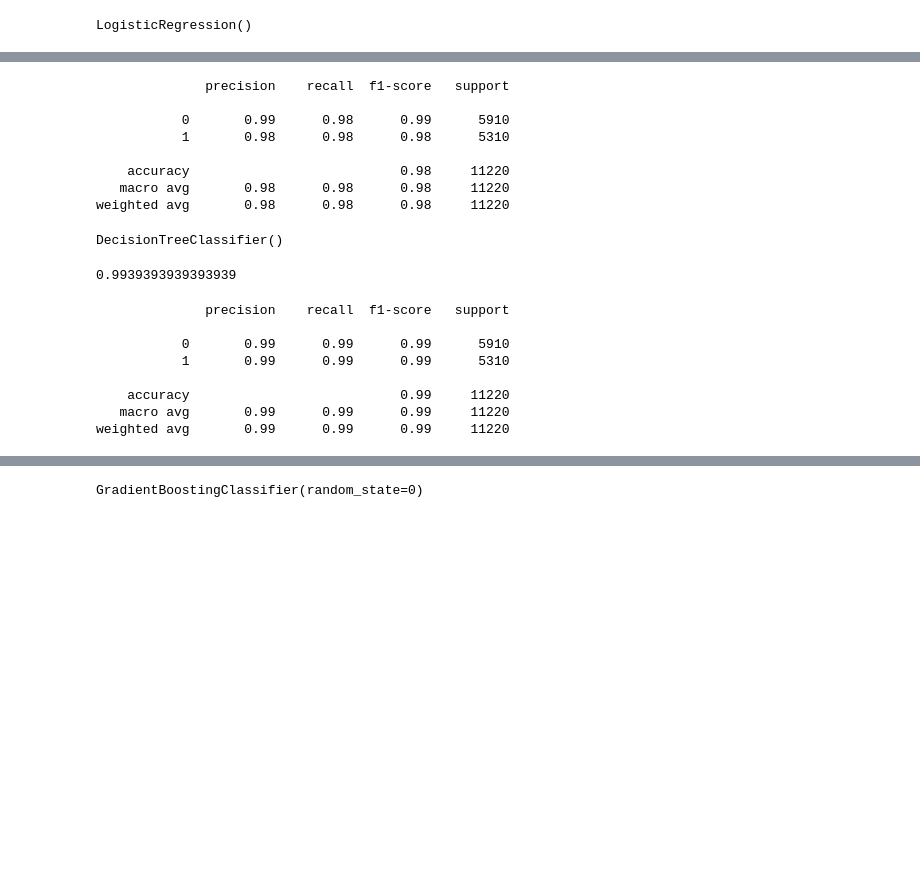
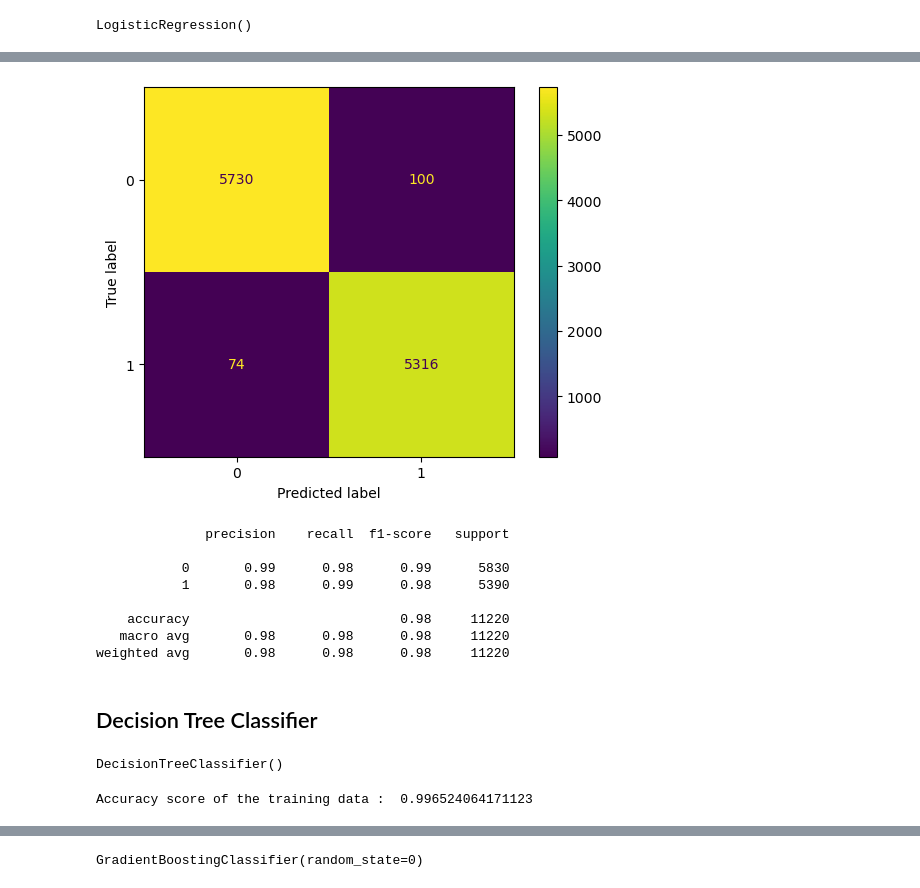
Before and after one commit to AdhikariSagar/Fake-News-Detection, a Jupyter notebook: fake_news_detection.ipynb, the cells around one changed output, grey strips where cells are left out. Cells and saved outputs as stored; diff of their text form; code cells hidden in the pictures; blank space fills up the shorter version.

```diff
--- a/fake_news_detection.ipynb
+++ b/fake_news_detection.ipynb
@@ -128,7 +136,9 @@ data.columns
 # %% [output]
 Index(['text', 'class'], dtype='object')
 # %%
+
 def wordopt(text):
+    """clean the text and retun the cleaned text"""
     text = text.lower()
     text = re.sub('\[.*?\]', '', text)
     text = re.sub("\\W", " ", text)
@@ -136,6 +146,6 @@ def wordopt(text):
     text = re.sub('<.*?>+', '', text)
     text = re.sub('[%s]' % re.escape(string.punctuation),'', text)
     text = re.sub('\n', '', text)
-    text = re.sub('\w\d\w*', '', text)
+    text = re.sub('\w*\d\w*', '', text)
     return text
 # %%
@@ -171,14 +191,21 @@ LR.score(xv_test, y_test)
-# %%
-print(classification_report(y_test, pred_lr))
-# %% [output]
-              precision    recall  f1-score   support
-
-           0       0.99      0.98      0.99      5910
-           1       0.98      0.98      0.98      5310
-
-    accuracy                           0.98     11220
-   macro avg       0.98      0.98      0.98     11220
-weighted avg       0.98      0.98      0.98     11220
+# %%
+cm = confusion_matrix(y_test, pred_lr)
+disp = ConfusionMatrixDisplay(confusion_matrix=cm)
+disp.plot()
+plt.show()
+print(classification_report(y_test, pred_lr))
+# %% [output]
+[figure, added]
+              precision    recall  f1-score   support
+
+           0       0.99      0.98      0.99      5830
+           1       0.98      0.99      0.98      5390
+
+    accuracy                           0.98     11220
+   macro avg       0.98      0.98      0.98     11220
+weighted avg       0.98      0.98      0.98     11220
+# %% [markdown]
+## Decision Tree Classifier
 # %%
 from sklearn.tree import DecisionTreeClassifier
 DT = DecisionTreeClassifier()
@@ -190,15 +215,7 @@ pred_dt = DT.predict(xv_test)
-# %%
-DT.score(xv_test, y_test)
-# %% [output]
-0.9939393939393939
-# %%
-print(classification_report(y_test, pred_dt))
-# %% [output]
-              precision    recall  f1-score   support
-
-           0       0.99      0.99      0.99      5910
-           1       0.99      0.99      0.99      5310
-
-    accuracy                           0.99     11220
-   macro avg       0.99      0.99      0.99     11220
-weighted avg       0.99      0.99      0.99     11220
+# %%
+# accuracy score on the training data
+pred_dt = DT.predict(xv_test)
+test_data_accuracy = accuracy_score(pred_dt, y_test)
+print('Accuracy score of the training data : ', test_data_accuracy)
+# %% [output]
+Accuracy score of the training data :  0.996524064171123
```
Also changed, not shown: parts of 52 cells of this notebook.
